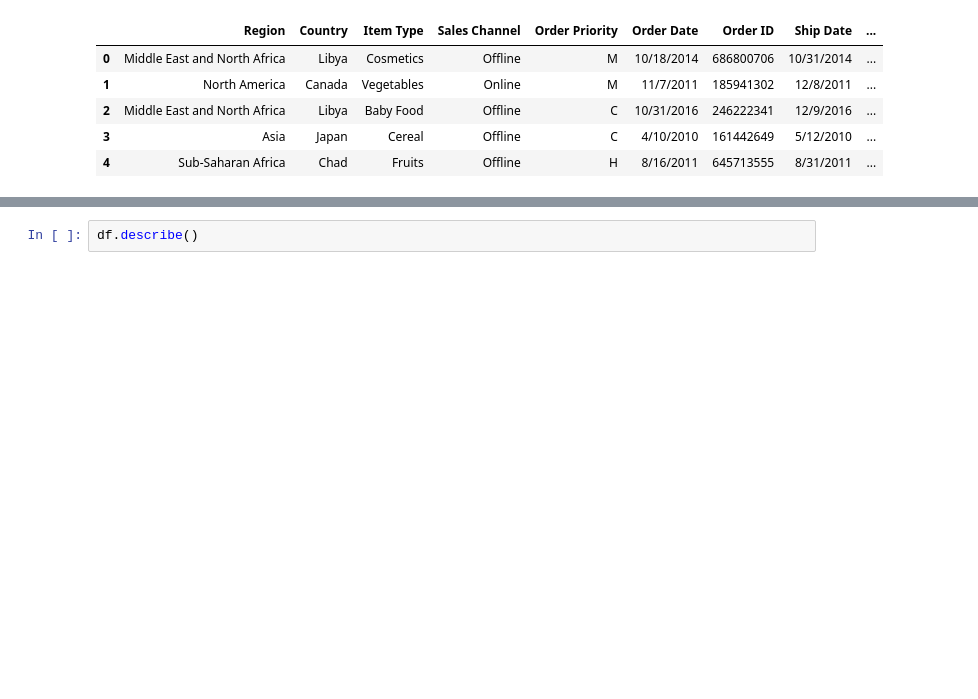
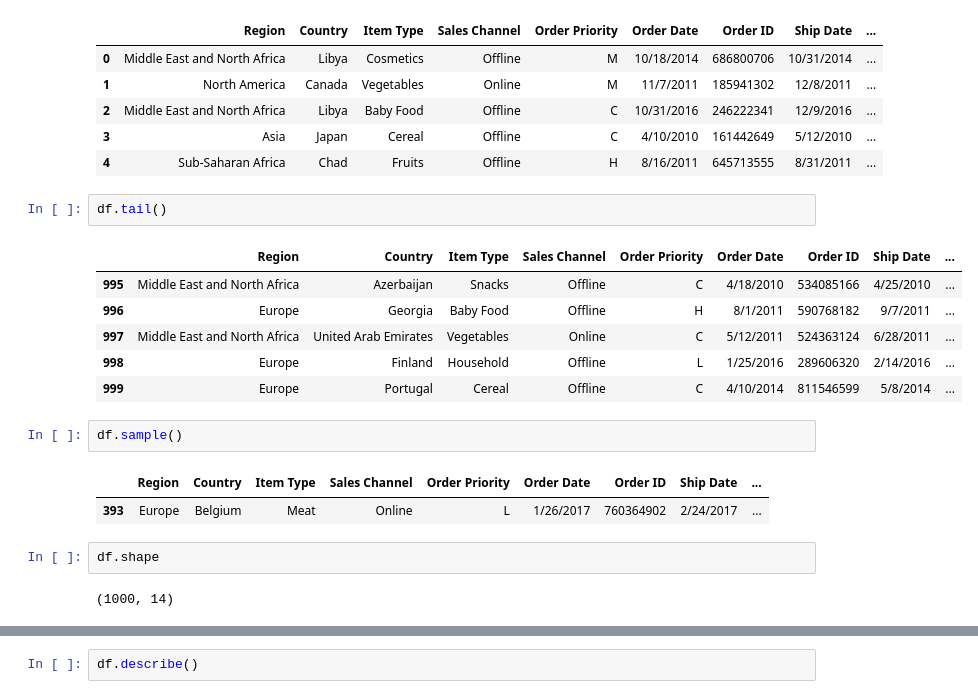
Before and after one commit to os1187/EDA-E1-26-27, a Jupyter notebook: Assessment_1.ipynb, the cells around one changed output, grey strips where cells are left out. Drawn from its saved outputs; the diff is of its cells as text; blank space fills up the shorter version.

```diff
--- a/Assessment_1.ipynb
+++ b/Assessment_1.ipynb
@@ -34,3 +34,21 @@ df.head()
 | 2 | Middle East and North Africa | Libya | Baby Food | Offline | C | 10/31/2016 | 246222341 | 12/9/2016 | ... |
 | 3 | Asia | Japan | Cereal | Offline | C | 4/10/2010 | 161442649 | 5/12/2010 | ... |
 | 4 | Sub-Saharan Africa | Chad | Fruits | Offline | H | 8/16/2011 | 645713555 | 8/31/2011 | ... |
+# %%
+df.tail()
+# %% [output]
+|  | Region | Country | Item Type | Sales Channel | Order Priority | Order Date | Order ID | Ship Date | ... |
+| 995 | Middle East and North Africa | Azerbaijan | Snacks | Offline | C | 4/18/2010 | 534085166 | 4/25/2010 | ... |
+| 996 | Europe | Georgia | Baby Food | Offline | H | 8/1/2011 | 590768182 | 9/7/2011 | ... |
+| 997 | Middle East and North Africa | United Arab Emirates | Vegetables | Online | C | 5/12/2011 | 524363124 | 6/28/2011 | ... |
+| 998 | Europe | Finland | Household | Offline | L | 1/25/2016 | 289606320 | 2/14/2016 | ... |
+| 999 | Europe | Portugal | Cereal | Offline | C | 4/10/2014 | 811546599 | 5/8/2014 | ... |
+# %%
+df.sample()
+# %% [output]
+|  | Region | Country | Item Type | Sales Channel | Order Priority | Order Date | Order ID | Ship Date | ... |
+| 393 | Europe | Belgium | Meat | Online | L | 1/26/2017 | 760364902 | 2/24/2017 | ... |
+# %%
+df.shape
+# %% [output]
+(1000, 14)
```
Also changed, not shown: parts of 4 cells of this notebook.
